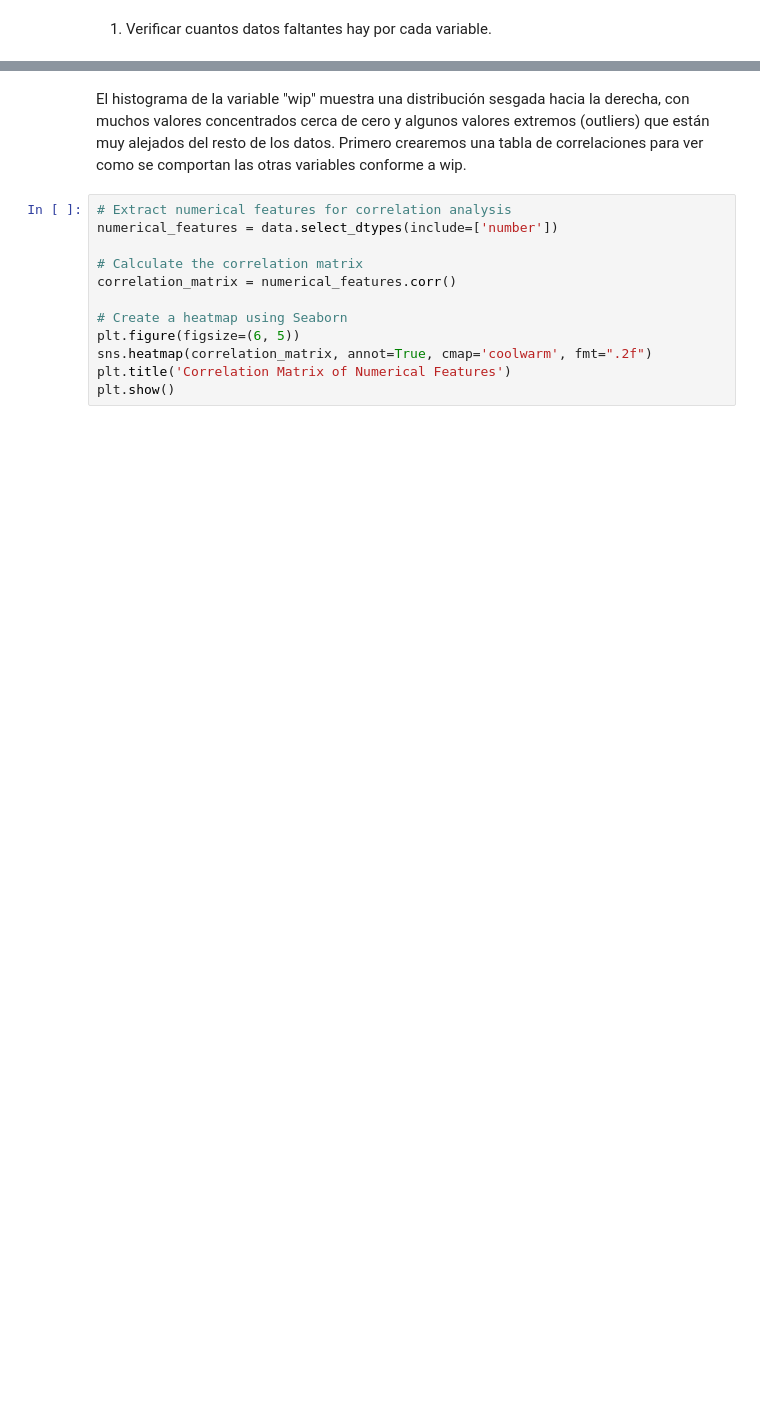
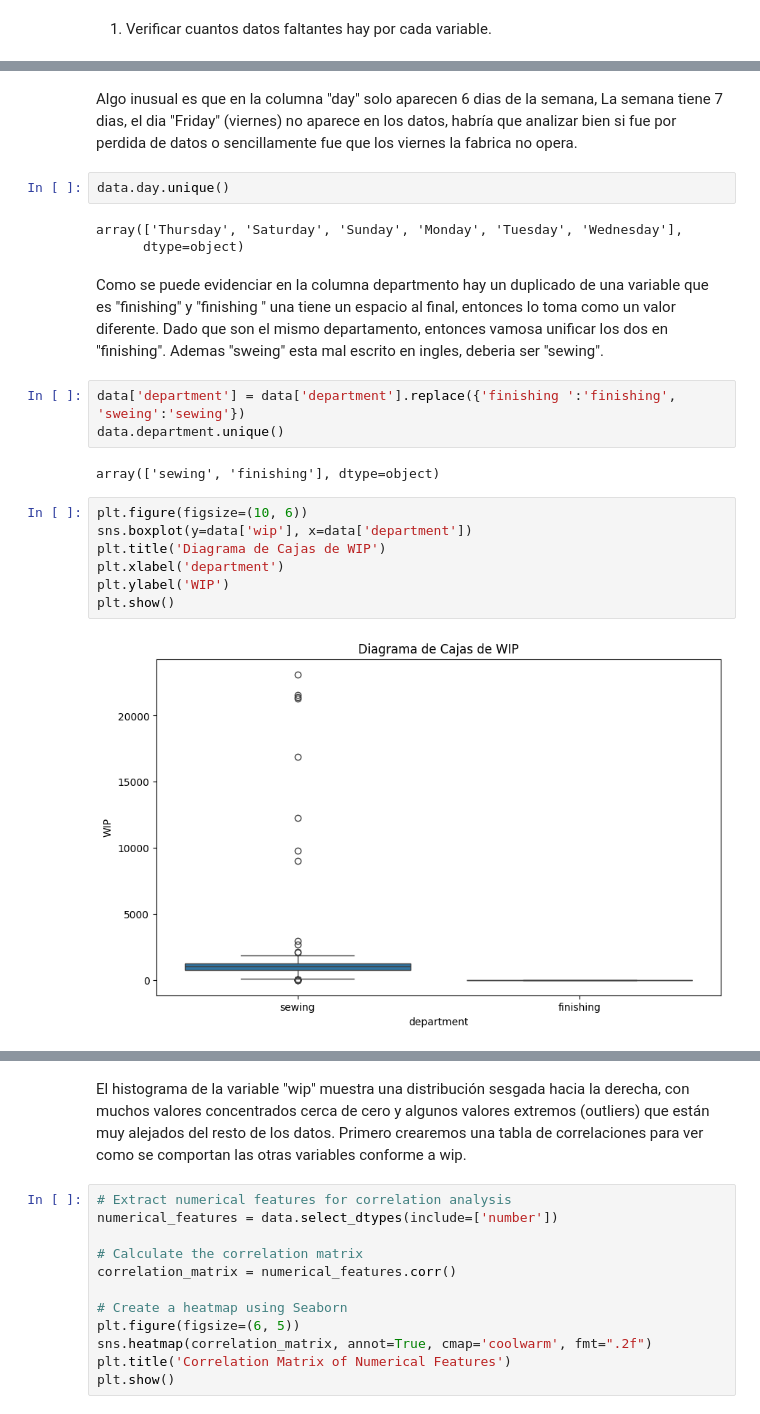
Before and after one commit to cduquee/taller-productividad-manufactura, a Jupyter notebook: taller-manufactura.ipynb, the cells around one changed output, grey strips where cells are left out. Cells and saved outputs as stored; diff of their text form; blank space fills up the shorter version.

```diff
--- a/taller-manufactura.ipynb
+++ b/taller-manufactura.ipynb
@@ -131 +201,24 @@ dtype: int64
+# %% [markdown]
+Algo inusual es que en la columna "day" solo aparecen 6 dias de la semana, La semana tiene 7 dias, el dia "Friday" (viernes) no aparece en los datos, habría que analizar bien si fue por perdida de datos o sencillamente fue que los viernes la fabrica no opera.
+# %%
+data.day.unique()
+# %% [output]
+array(['Thursday', 'Saturday', 'Sunday', 'Monday', 'Tuesday', 'Wednesday'],
+      dtype=object)
+# %% [markdown]
+Como se puede evidenciar en la columna departmento hay un duplicado de una variable que es "finishing" y "finishing " una tiene un espacio al final, entonces lo toma como un valor diferente. Dado que son el mismo departamento, entonces vamosa unificar los dos en "finishing". Ademas "sweing" esta mal escrito en ingles, deberia ser "sewing".
+# %%
+data['department'] = data['department'].replace({'finishing ':'finishing', 'sweing':'sewing'})
+data.department.unique()
+# %% [output]
+array(['sewing', 'finishing'], dtype=object)
+# %%
+plt.figure(figsize=(10, 6))
+sns.boxplot(y=data['wip'], x=data['department'])
+plt.title('Diagrama de Cajas de WIP')
+plt.xlabel('department')
+plt.ylabel('WIP')
+plt.show()
+# %% [output]
+[figure, added]
 # %% [markdown]
```
Also changed, not shown: parts of 26 cells of this notebook.
